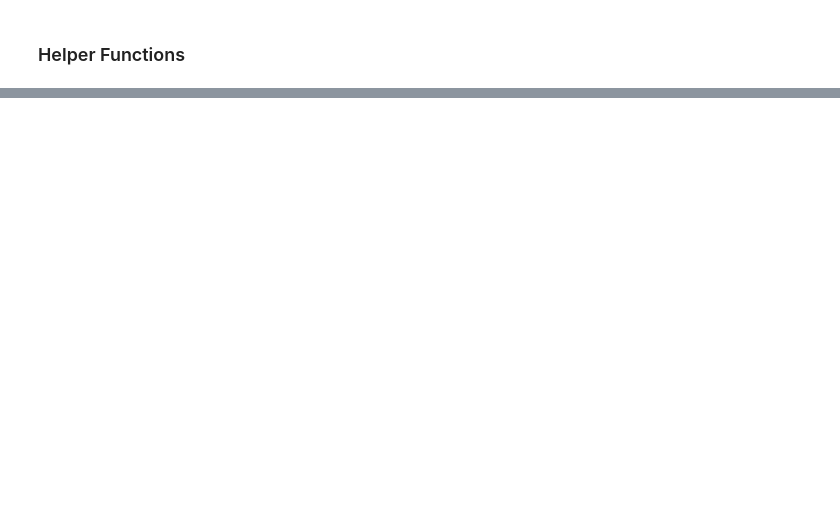
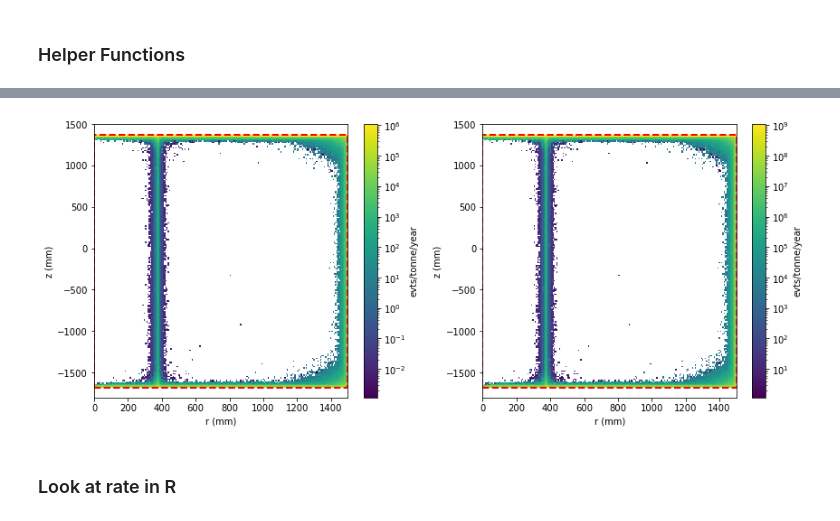
Before and after one commit to jpienaar13/HermeticTPC, a Jupyter notebook: analysis/02_WIS_HTPC_Energy_Spectra.ipynb, the cells around one changed output, grey strips where cells are left out. Cells and saved outputs as stored; diff of their text form; code cells hidden in the pictures; blank space fills up the shorter version.

```diff
--- a/analysis/02_WIS_HTPC_Energy_Spectra.ipynb
+++ b/analysis/02_WIS_HTPC_Energy_Spectra.ipynb
@@ -402,0 +474,25 @@ No files found for key Cryostat, isotope Th232
+# %%
+h_rz_norm = h_rz_total/h_vol
+# %%
+fig, (ax1, ax2) = plt.subplots(nrows=1, ncols=2, figsize=(12,5))
+
+pcm1 = ax1.pcolormesh(*h_rz_norm.axes.edges.T, h_rz_norm.values().T, norm=matplotlib.colors.LogNorm())
+ax1.add_patch(plt.Rectangle((-0, fv_z[0]), fv_radius, fv_z[1]-fv_z[0], color='red', fill=False, linestyle='--', linewidth=2))
+
+ax1.set_xlabel("r (mm)")
+ax1.set_ylabel("z (mm)")
+
+pcm2 = ax2.pcolormesh(*h_rz_total.axes.edges.T, (h_rz_total/h_vol).values().T, norm=matplotlib.colors.LogNorm())
+ax2.add_patch(plt.Rectangle((-0, fv_z[0]), fv_radius, fv_z[1]-fv_z[0], color='red', fill=False, linestyle='--', linewidth=2))
+
+ax2.set_xlabel("r (mm)")
+ax2.set_ylabel("z (mm)")
+
+plt.colorbar(pcm1, label="evts/tonne/year")
+plt.colorbar(pcm2, label="evts/tonne/year")
+fig.tight_layout()
+plt.show()
+# %% [output]
+[figure, added]
+# %% [markdown]
+### Look at rate in R
```
Also changed, not shown: parts of 32 cells of this notebook.
